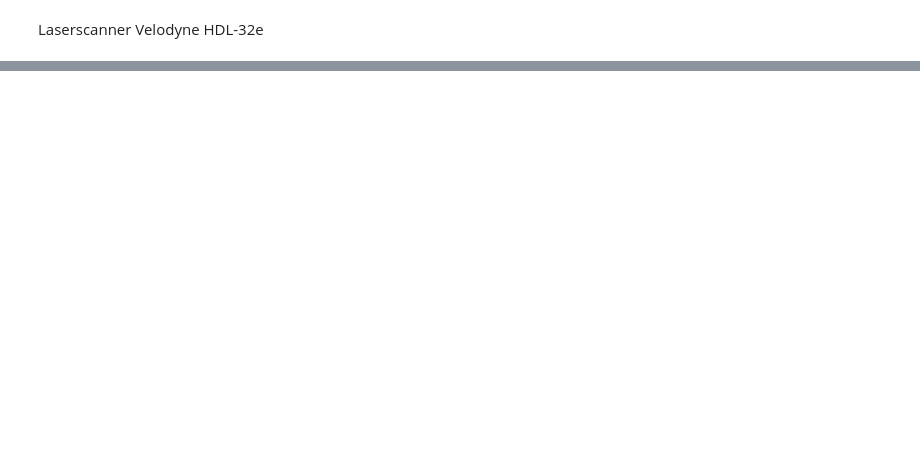
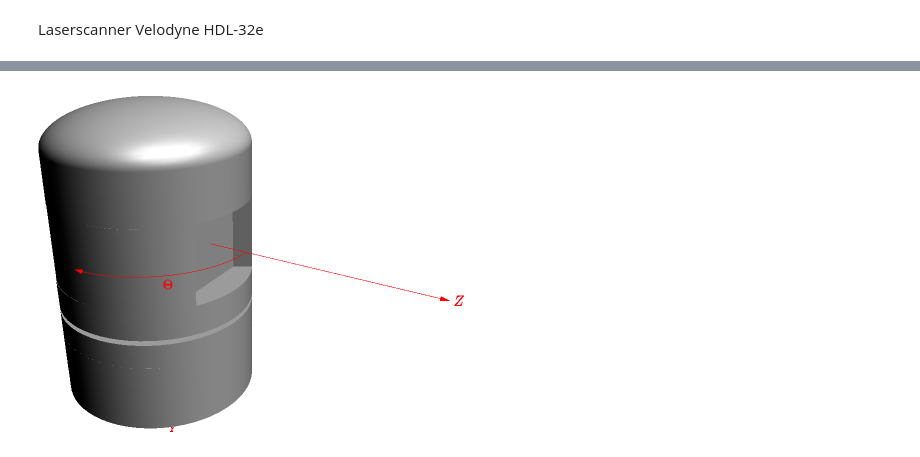
Before and after one commit to gismo141/mastersthesis, a Jupyter notebook: Research.ipynb, the cells around one changed output, grey strips where cells are left out. Saved outputs shown, nothing was run; the diff lists cells and outputs as text; code cells hidden in the pictures; blank space fills up the shorter version.

```diff
--- a/Research.ipynb
+++ b/Research.ipynb
@@ -255,0 +249,14 @@ draw(rotate(-90,X) * arc(c=(0,0,0),1.1Z, 1.1X), red, arrow=Arrow3(emissive(red))
+# %%
+%%asy --root Images/velodyne_sc
+import three;
+import "Images/velodyne" as laserscanner;
+
+//settings.render=16;
+size(15cm);
+
+draw(velodyne(), surfacepen=white);
+draw(rotate(-90,X) * (O--2.5Y), red, Arrow3(emissive(red)), L=Label("$Y$", position=EndPoint));
+draw(rotate(-90,X) * (O--3Z), red, Arrow3(emissive(red)), L=Label("$Z$", position=EndPoint));
+draw(rotate(-90,X) * arc(c=(0,0,0),1.1Z, 1.1X), red, arrow=Arrow3(emissive(red)), L=Label("$\Theta$"));
+# %% [output]
+[figure, added]
```
Also changed, not shown: parts of 15 cells of this notebook, 28 other files.
